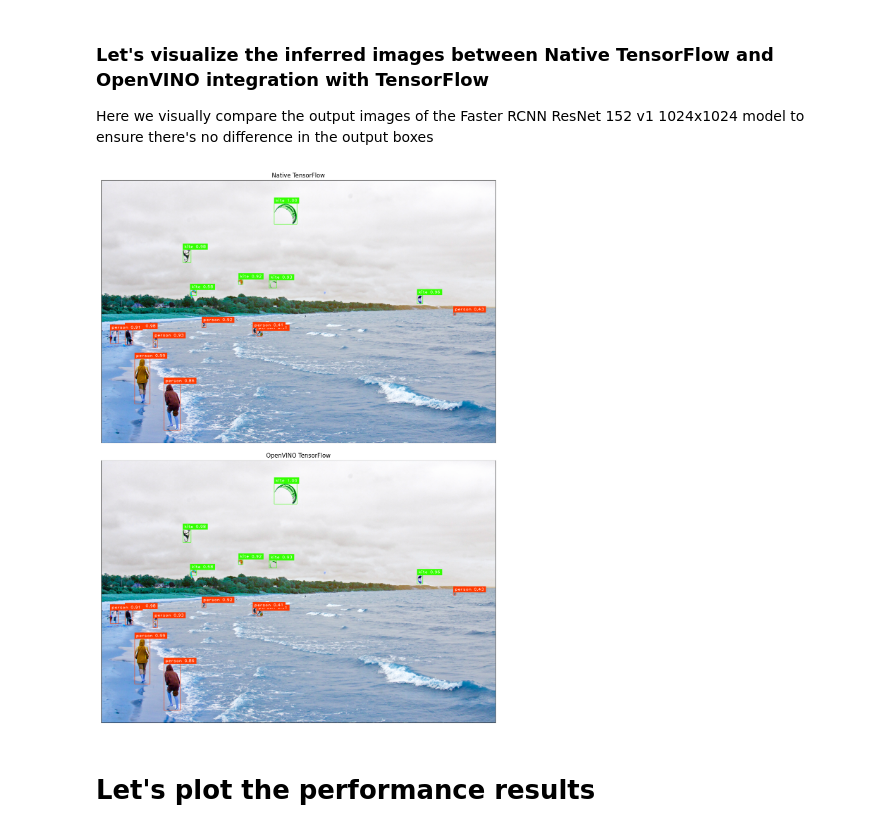
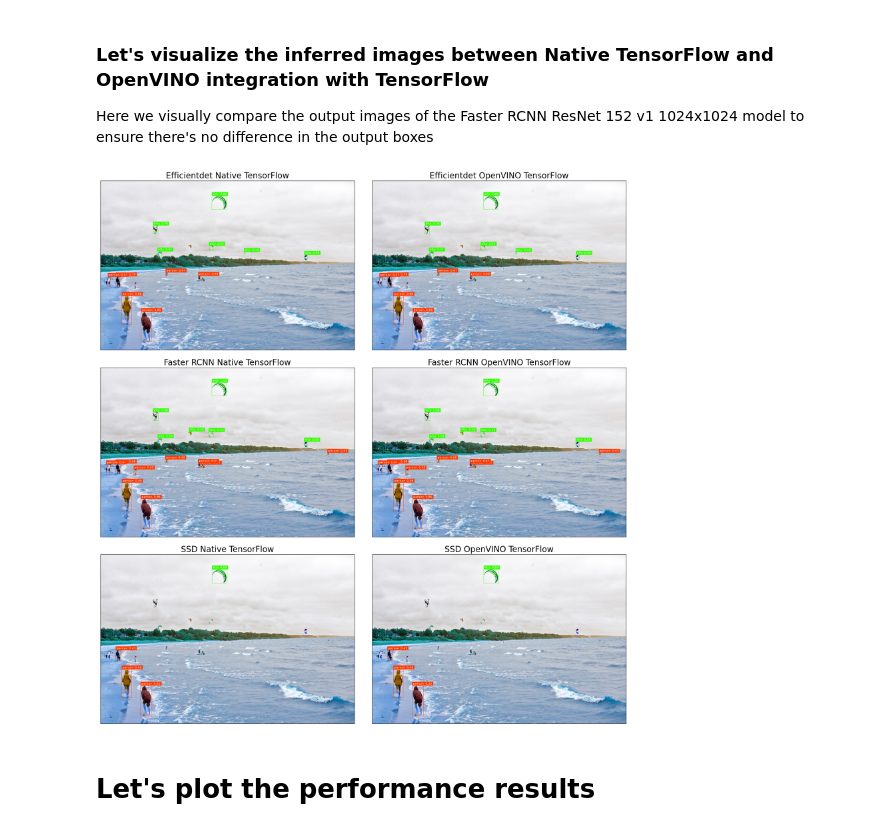
Before and after one commit to openvinotoolkit/openvino_tensorflow, a Jupyter notebook: examples/notebooks/OpenVINO_TensorFlow_tfhub_object_detection_example.ipynb, the cells around one changed output. Cells and saved outputs as stored; diff of their text form; code cells hidden in the pictures.

```diff
--- a/examples/notebooks/OpenVINO_TensorFlow_tfhub_object_detection_example.ipynb
+++ b/examples/notebooks/OpenVINO_TensorFlow_tfhub_object_detection_example.ipynb
@@ -427,32 +380,36 @@ Inference Successfully completed on OpenVINO TensorFlow..! ssd_resnet50_v1_fpn_6
 ### Let's visualize the inferred images between Native TensorFlow and OpenVINO integration with TensorFlow
 
 Here we visually compare the output images of the Faster RCNN ResNet 152 v1 1024x1024 model to ensure there's no difference in the output boxes
-# %%
-from mpl_toolkits.axes_grid1 import ImageGrid
-import numpy as np
-
-im_tf = cv2.imread("output_images/faster_rcnn_resnet152_v1_1024x1024_coco17_tpu-8_TF_detected_output.png")
-im_ovtf = cv2.imread("output_images/faster_rcnn_resnet152_v1_1024x1024_coco17_tpu-8_OVTF_detected_output.png")
-
-fig = plt.figure(figsize=(32, 20))
-grid = ImageGrid(fig, 111,  # similar to subplot(111)
-                 nrows_ncols=(2, 1),  # creates 2x2 grid of axes
-                 axes_pad=0.5,  # pad between axes in inch.
-                 share_all=True
-                 )
-grid[0].get_yaxis().set_ticks([])
-grid[0].get_xaxis().set_ticks([])
-
-grid[0].set_title("Native TensorFlow", fontdict=None, loc='center', color = "k")
-grid[1].set_title("OpenVINO integration with TensorFlow", fontdict=None, loc='center', color = "k")
-
-for ax, im in zip(grid, [im_tf, im_ovtf]):
-    # Iterating over the grid returns the Axes.
-    ax.imshow(im)
-
-plt.show()
-# %% [output]
-[figure, removed]
+# %%
+from mpl_toolkits.axes_grid1 import ImageGrid
+import cv2
+im_tf_efficinetdet = cv2.imread("output_images/"+ "efficientdet_d6_coco17_tpu-32_TF_CPU.png")
+im_ovtf_efficinetdet = cv2.imread("output_images/"+ "efficientdet_d6_coco17_tpu-32_OVTF_CPU.png")
+im_tf_faster_rcnn = cv2.imread("output_images/"+ "faster_rcnn_resnet152_v1_1024x1024_coco17_tpu-8_TF_CPU.png")
+im_ovtf_faster_rcnn = cv2.imread("output_images/"+ "faster_rcnn_resnet152_v1_1024x1024_coco17_tpu-8_OVTF_CPU.png")
+im_tf_ssd = cv2.imread("output_images/"+ "ssd_resnet50_v1_fpn_640x640_coco17_tpu-8_TF_CPU.png")
+im_ovtf_ssd = cv2.imread("output_images/"+ "ssd_resnet50_v1_fpn_640x640_coco17_tpu-8_OVTF_CPU.png")
+
+fig = plt.figure(figsize=(32,24))
+grid = ImageGrid(fig, 111,  # similar to subplot(111)
+        nrows_ncols=(3, 2),  # creates 2x2 grid of axes
+        axes_pad=0.6,  # pad between axes in inch.
+        )
+for i in range(6):
+    grid[i].get_yaxis().set_ticks([])
+    grid[i].get_xaxis().set_ticks([])
+
+titles = ["Efficientdet Native TensorFlow", "Efficientdet OpenVINO TensorFlow","Faster RCNN Native TensorFlow", "Faster RCNN OpenVINO TensorFlow", "SSD Native TensorFlow","SSD OpenVINO TensorFlow"]
+for i in range(6):
+    grid[i].set_title(titles[i], fontdict=None, fontsize=20, loc='center', color="k")
+
+for ax, im in zip(grid, [im_tf_efficinetdet,im_ovtf_efficinetdet,im_tf_faster_rcnn,im_ovtf_faster_rcnn,im_tf_ssd,im_ovtf_ssd]):
+    # Iterating over the grid returns the Axes.
+    ax.imshow(im)
+
+plt.show()
+# %% [output]
+[figure, added]
 # %% [markdown]
 # Let's plot the performance results
 # %%
```
Also changed, not shown: parts of 32 cells of this notebook, 1 other file.
